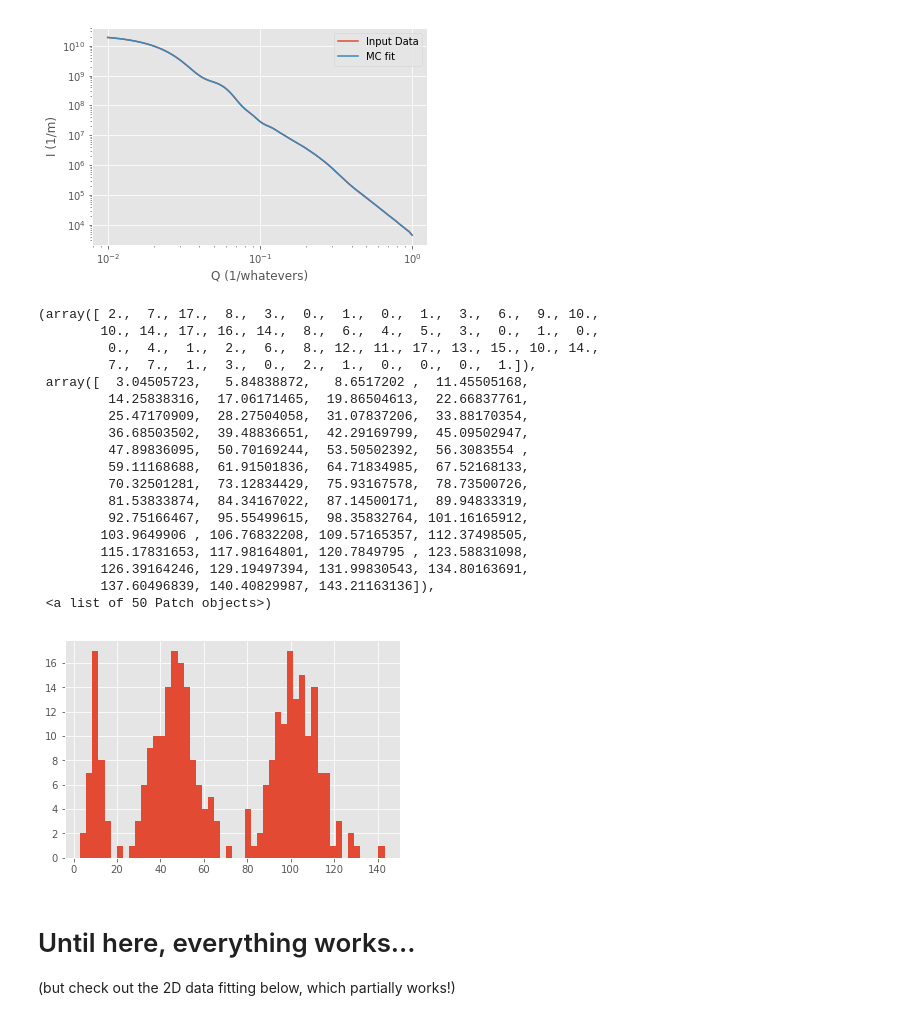
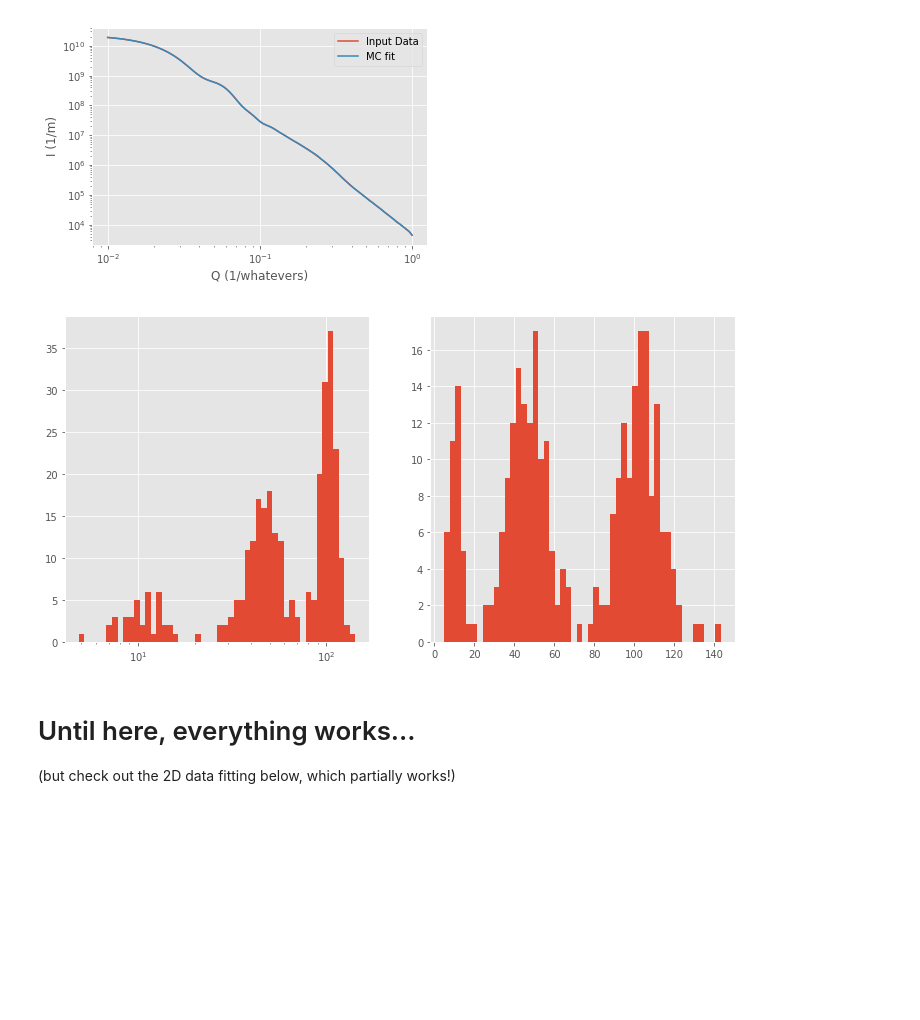
Before and after one commit to BAMresearch/McSAS3, a Jupyter notebook: McSAS3.ipynb, the cells around one changed output. Drawn from its saved outputs; the diff is of its cells as text; code cells hidden in the pictures; blank space fills up the shorter version.

```diff
--- a/McSAS3.ipynb
+++ b/McSAS3.ipynb
@@ -114,7 +114,9 @@ mcopt = McOpt(nContrib = 300, maxIter = 1e5, convCrit = 1, nRep = 10)
 mcmod = McModel(
     func = model, seed = 12,
     fitParameterLimits = {"radius": (3, 315)},
-    staticParameters = {"background": 0, "sld" : 1, "sld_solvent" : 0, })
+    staticParameters = {"background": 0, "sld" : 6, "sld_solvent" : 1}
+    # staticParameters = {"background": 0, "sld" : 1, "sld_solvent" : 0, }
+    )
 # tell me the time
 print("param prep: {}".format(time.time() - t))
 # initialize the core with the model and the optimization settings:
@@ -168,29 +185,23 @@ plt.legend(loc = 0)
 <matplotlib.legend.Legend at 0x...>
 [figure]
 # %%
+plt.figure(figsize = [12, 6])
 # apparently, the SasModels are already volume-weighted!
 # plot the size histogram, linear X-axis for now..
-plt.hist(list(mc._model.parameterSet["radius"]), bins = 50, log = False)
+plt.subplot(121)
+binEdges = np.logspace(
+    np.log10(mc._model.parameterSet["radius"].min()),
+    np.log10(mc._model.parameterSet["radius"].max()),
+    51
+)
+plt.hist(list(mc._model.parameterSet["radius"]), bins = binEdges, log = False)
+plt.xscale("log")
+plt.subplot(122)
+
+_ = plt.hist(list(mc._model.parameterSet["radius"]), bins = 50, log = False)
+# that one looks exactly the same as the McSAS fits. so yes, SasModels are V-compensated by default...
 # %% [output]
-(array([ 2.,  7., 17.,  8.,  3.,  0.,  1.,  0.,  1.,  3.,  6.,  9., 10.,
-        10., 14., 17., 16., 14.,  8.,  6.,  4.,  5.,  3.,  0.,  1.,  0.,
-         0.,  4.,  1.,  2.,  6.,  8., 12., 11., 17., 13., 15., 10., 14.,
-         7.,  7.,  1.,  3.,  0.,  2.,  1.,  0.,  0.,  0.,  1.]),
- array([  3.04505723,   5.84838872,   8.6517202 ,  11.45505168,
-         14.25838316,  17.06171465,  19.86504613,  22.66837761,
-         25.47170909,  28.27504058,  31.07837206,  33.88170354,
-         36.68503502,  39.48836651,  42.29169799,  45.09502947,
-         47.89836095,  50.70169244,  53.50502392,  56.3083554 ,
-         59.11168688,  61.91501836,  64.71834985,  67.52168133,
-         70.32501281,  73.12834429,  75.93167578,  78.73500726,
-         81.53833874,  84.34167022,  87.14500171,  89.94833319,
-         92.75166467,  95.55499615,  98.35832764, 101.16165912,
-        103.9649906 , 106.76832208, 109.57165357, 112.37498505,
-        115.17831653, 117.98164801, 120.7849795 , 123.58831098,
-        126.39164246, 129.19497394, 131.99830543, 134.80163691,
-        137.60496839, 140.40829987, 143.21163136]),
- <a list of 50 Patch objects>)
-[figure, old version]
+[figure, new version]
 # %% [markdown]
 Until here, everything works...
 ==
```
Also changed, not shown: parts of 13 cells of this notebook, 3 other files.
